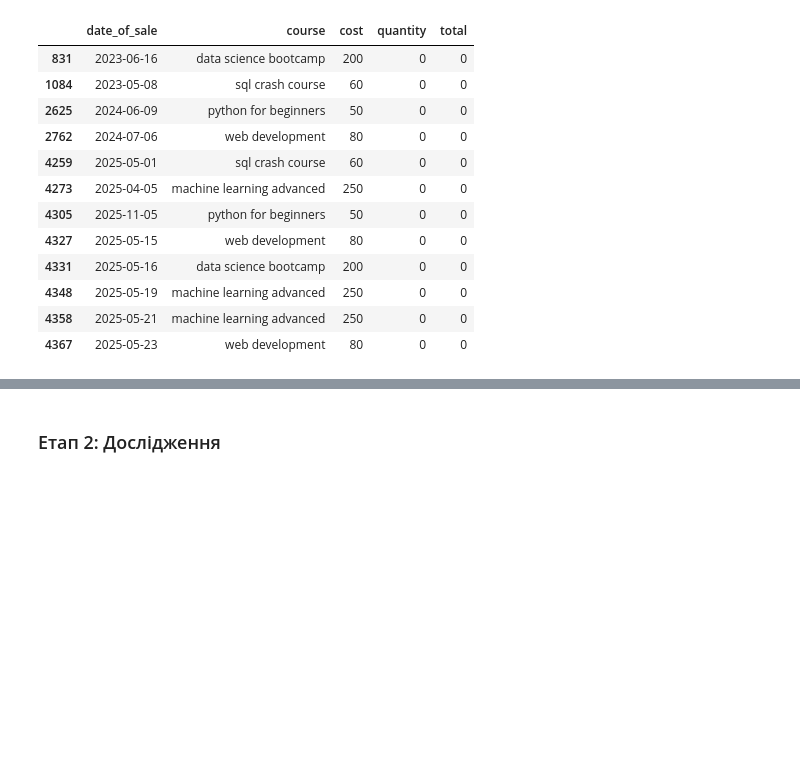
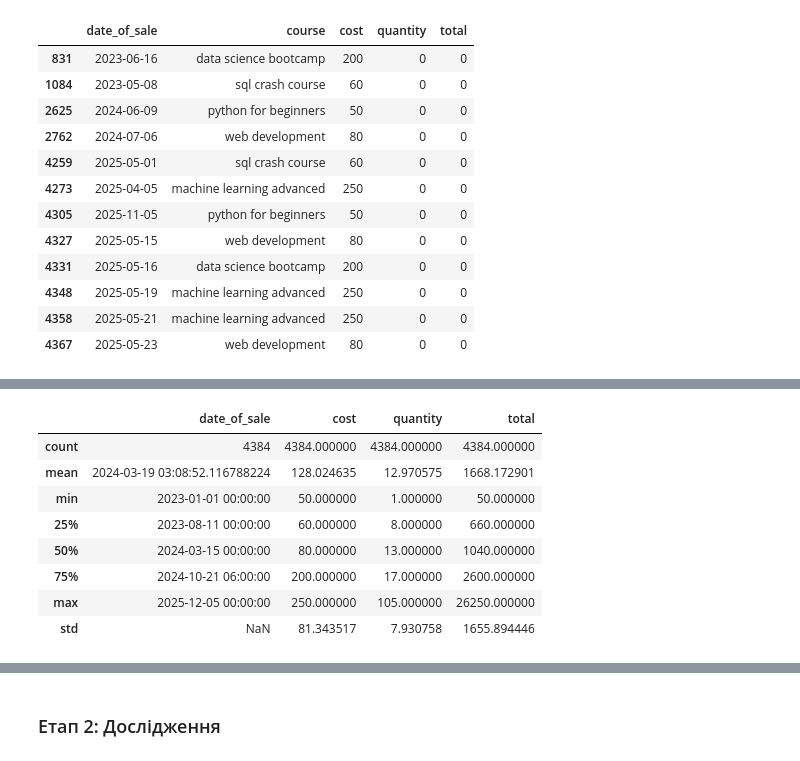
Before and after one commit to vstepin/My, a Jupyter notebook: mini_project_02_csv.ipynb, the cells around one changed output, grey strips where cells are left out. Cells and saved outputs as stored; diff of their text form; code cells hidden in the pictures; blank space fills up the shorter version.

```diff
--- a/mini_project_02_csv.ipynb
+++ b/mini_project_02_csv.ipynb
@@ -281,3 +286,15 @@ Data columns (total 5 columns):
  4   total         4384 non-null   int64
 dtypes: category(1), datetime64[ns](1), int64(3)
 memory usage: 175.7 KB
+# %%
+df.describe()
+# %% [output]
+|  | date_of_sale | cost | quantity | total |
+| count | 4384 | 4384.000000 | 4384.000000 | 4384.000000 |
+| mean | 2024-03-19 03:08:52.116788224 | 128.024635 | 12.970575 | 1668.172901 |
+| min | 2023-01-01 00:00:00 | 50.000000 | 1.000000 | 50.000000 |
+| 25% | 2023-08-11 00:00:00 | 60.000000 | 8.000000 | 660.000000 |
+| 50% | 2024-03-15 00:00:00 | 80.000000 | 13.000000 | 1040.000000 |
+| 75% | 2024-10-21 06:00:00 | 200.000000 | 17.000000 | 2600.000000 |
+| max | 2025-12-05 00:00:00 | 250.000000 | 105.000000 | 26250.000000 |
+| std | NaN | 81.343517 | 7.930758 | 1655.894446 |
```
Also changed, not shown: parts of 8 cells of this notebook.
